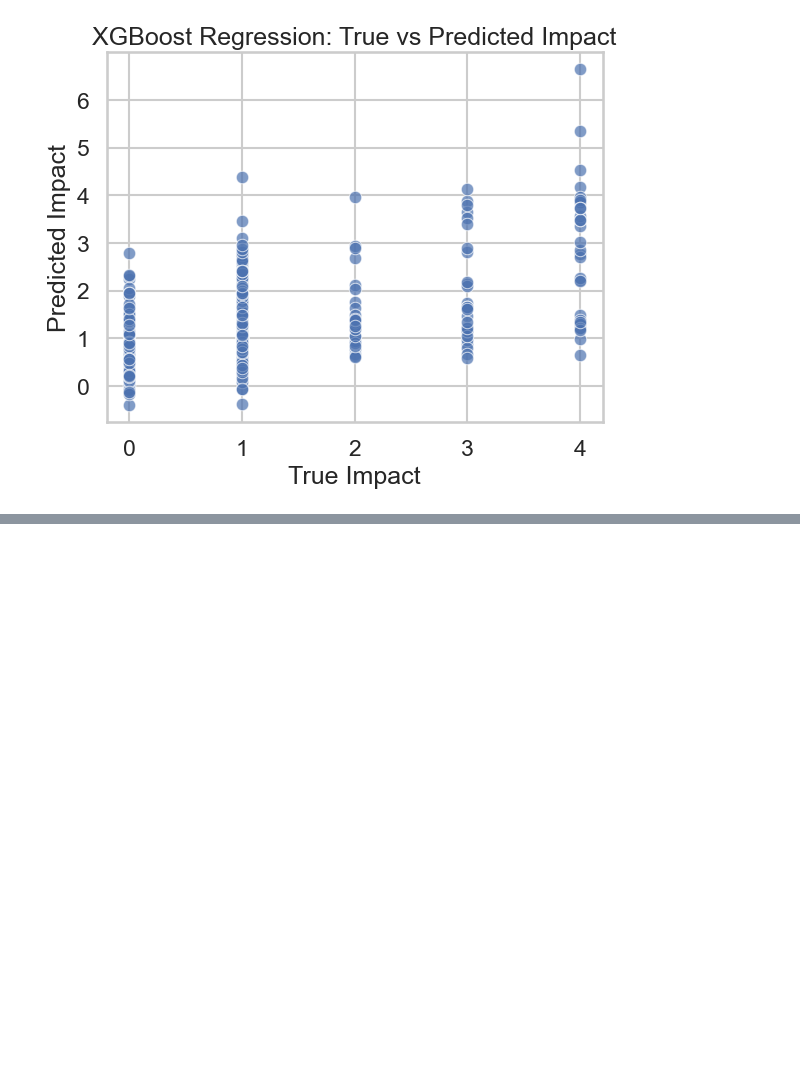
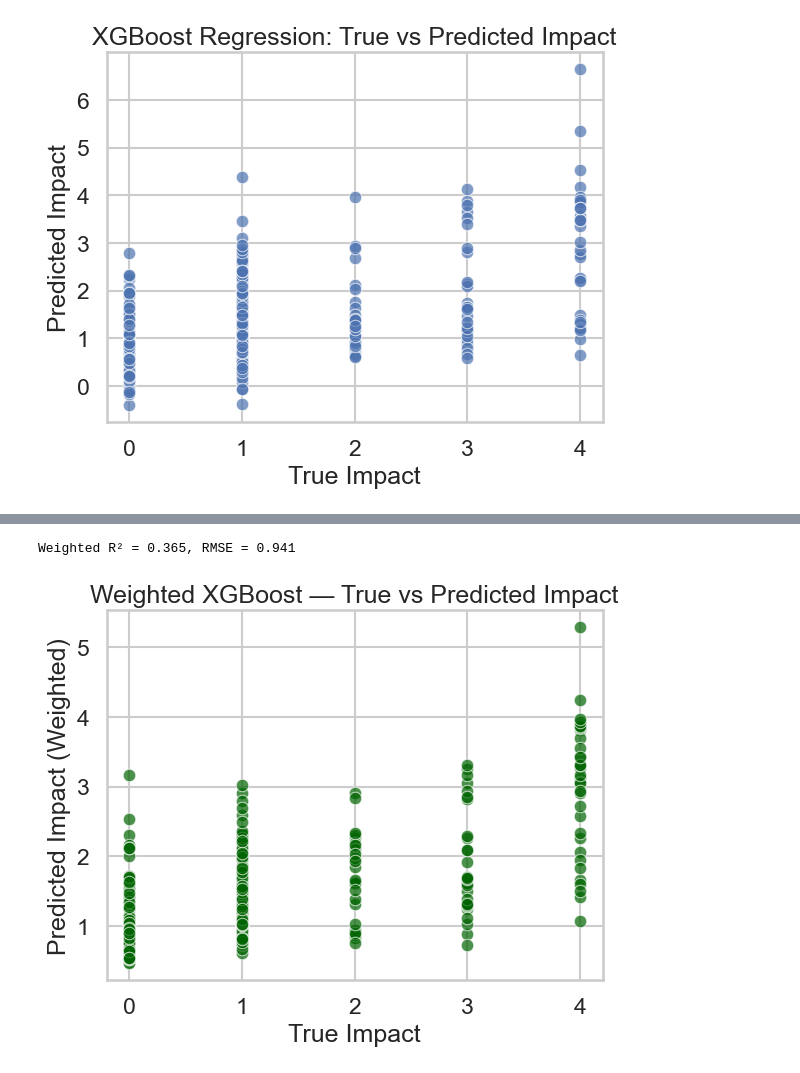
Before and after one commit to gonlu0613/Scientific_programming_invasive_species, a Jupyter notebook: Scientific_programming_notebook.ipynb, the cells around one changed output, grey strips where cells are left out. Cells and saved outputs as stored; diff of their text form; code cells hidden in the pictures; blank space fills up the shorter version.

```diff
--- a/Scientific_programming_notebook.ipynb
+++ b/Scientific_programming_notebook.ipynb
@@ -542,0 +660,23 @@ R² = 0.252, RMSE = 1.020
+# %%
+from math import sqrt
+from sklearn.metrics import r2_score, mean_squared_error
+
+# Weighted refit
+weights = y_train.map({0:0.8, 1:1.2, 2:1.6, 3:2.8, 4:3.5})
+best_model.fit(X_train, y_train, sample_weight=weights)
+
+# Predict
+y_pred_weighted = best_model.predict(X_valid)
+
+# Evaluate
+r2_w = r2_score(y_valid, y_pred_weighted)
+rmse_w = sqrt(mean_squared_error(y_valid, y_pred_weighted))
+print(f"Weighted R² = {r2_w:.3f}, RMSE = {rmse_w:.3f}")
+sns.scatterplot(x=y_valid, y=y_pred_weighted, alpha=0.7, color="darkgreen")
+plt.xlabel("True Impact")
+plt.ylabel("Predicted Impact (Weighted)")
+plt.title("Weighted XGBoost — True vs Predicted Impact")
+plt.show()
+# %% [output]
+Weighted R² = 0.365, RMSE = 0.941
+[figure, added]
```
Also changed, not shown: parts of 5 cells of this notebook.
